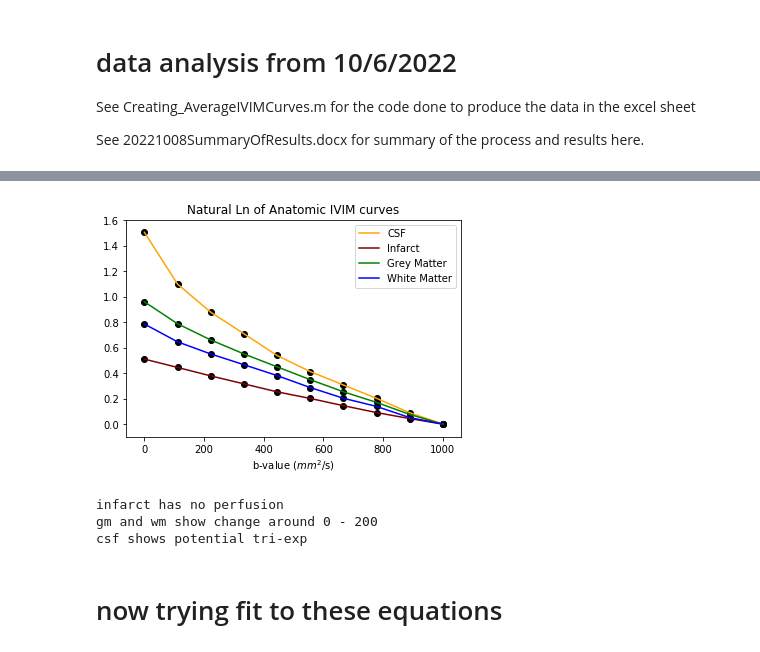
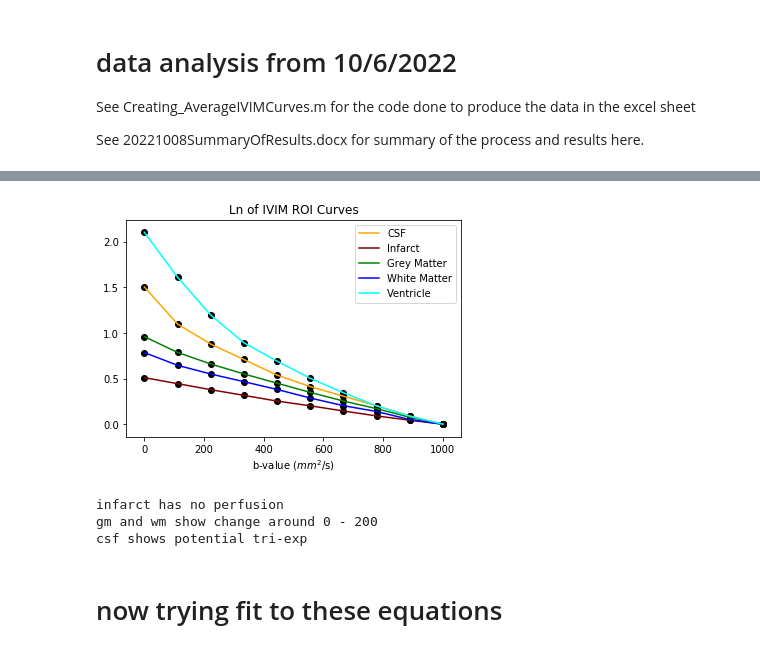
Before and after one commit to miramliu/Dissertation_Code, a Jupyter notebook: AverageIVIMCurves.ipynb, the cells around one changed output, grey strips where cells are left out. Saved outputs shown, nothing was run; the diff lists cells and outputs as text; code cells hidden in the pictures.

```diff
--- a/AverageIVIMCurves.ipynb
+++ b/AverageIVIMCurves.ipynb
@@ -60,24 +64,24 @@ pl.show()
 # %%
 pl.plot(Bvals,np.log(CSF/CSF[-1]),color = 'orange',label = 'CSF')
 pl.scatter(Bvals,np.log(CSF/CSF[-1]),color = 'black')
 pl.plot(Bvals,np.log(Infarct/Infarct[-1]),color = 'maroon',label = 'Infarct')
 pl.scatter(Bvals,np.log(Infarct/Infarct[-1]),color = 'black')
 pl.plot(Bvals,np.log(GM/GM[-1]),color = 'green',label = 'Grey Matter')
 pl.scatter(Bvals,np.log(GM/GM[-1]),color = 'black')
 pl.plot(Bvals,np.log(WM/WM[-1]),color = 'blue',label = 'White Matter')
 pl.scatter(Bvals,np.log(WM/WM[-1]),color = 'black')
-#pl.plot(Bvals,np.log(Ventricle/Ventricle[-1]),color = 'cyan',label = 'Ventricle')
-#pl.scatter(Bvals,np.log(Ventricle/Ventricle[-1]),color = 'black')
+pl.plot(Bvals,np.log(Ventricle/Ventricle[-1]),color = 'cyan',label = 'Ventricle')
+pl.scatter(Bvals,np.log(Ventricle/Ventricle[-1]),color = 'black')
 pl.legend()
-pl.title('Natural Ln of Anatomic IVIM curves')
+pl.title('Ln of IVIM ROI Curves')
 pl.xlabel('b-value ($mm^2$/s)')
 pl.savefig('/Users/neuroimaging/Desktop/LnCurves.tif',dpi = 200)
 
 pl.show()
 
 print('infarct has no perfusion\ngm and wm show change around 0 - 200\ncsf shows potential tri-exp')
 # %% [output]
-[figure, old version]
+[figure, new version]
 infarct has no perfusion
 gm and wm show change around 0 - 200
 csf shows potential tri-exp
```
Also changed, not shown: parts of 1 cell of this notebook.
